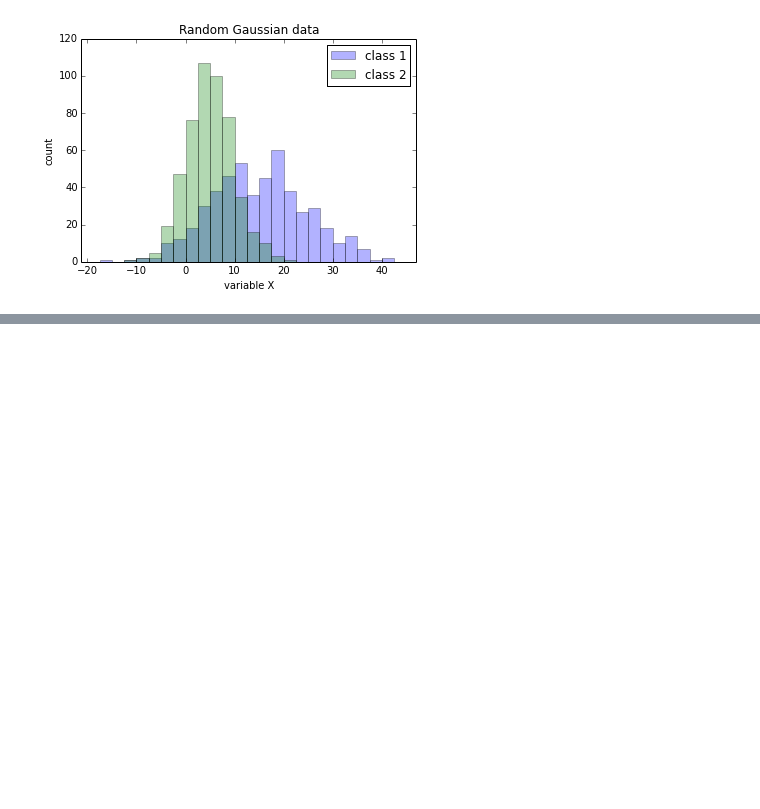
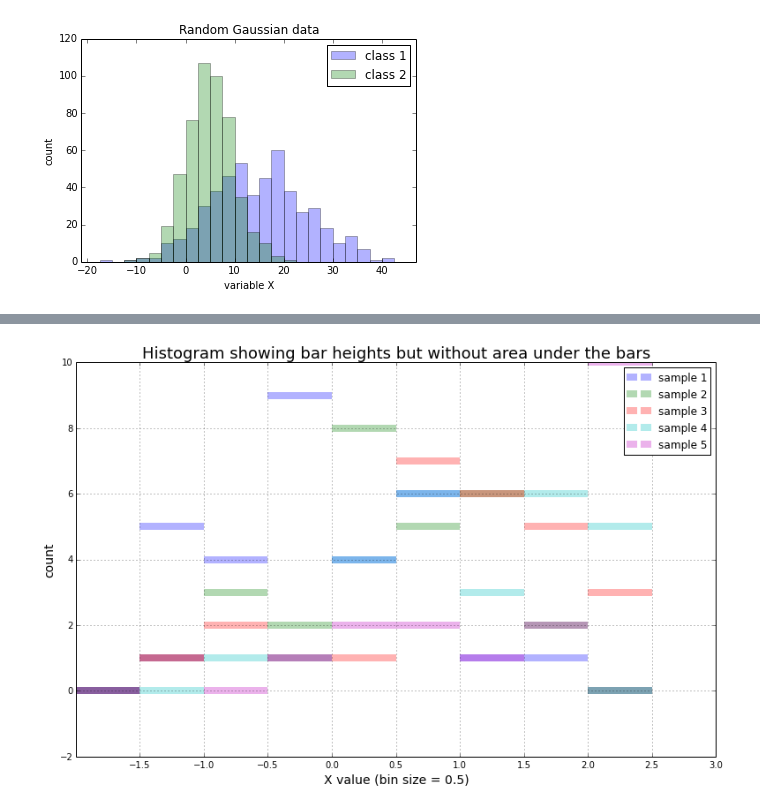
Before and after one commit to rasbt/matplotlib-gallery, a Jupyter notebook: ipynb/histograms.ipynb, the cells around one changed output, grey strips where cells are left out. Saved outputs shown, nothing was run; the diff lists cells and outputs as text; code cells hidden in the pictures; blank space fills up the shorter version.

```diff
--- a/ipynb/histograms.ipynb
+++ b/ipynb/histograms.ipynb
@@ -74,0 +100,8 @@ plt.show()
+# %%
+# Generate a random Gaussian dataset with different means
+# 5 rows with 30 columns, where every row represents 1 sample.
+import numpy as np
+
+data = np.ones((5,30))
+for i in range(5):
+    data[i,:] = np.random.normal(loc=i/2, scale=1.0, size=30)
@@ -74,0 +110,9 @@ plt.show()
+# %%
+from math import floor, ceil # for rounding up and down
+
+data_min = floor(data.min()) # minimum val. of the dataset rounded down
+data_max = floor(data.max()) # maximum val. of the dataset rounded up
+
+bins_size = 0.5
+bins = np.arange(floor(data_min), ceil(data_max), bin_size)
+np.histogram(data[0,:], bins=bins)
@@ -74,0 +125,32 @@ plt.show()
+# %%
+from matplotlib import pyplot as plt
+
+markers = ['^', 'v', 'o', 'p', 'x', 's', 'p', ',']
+
+plt.figure(figsize=(13,8))
+
+
+for row in range(data.shape[0]):
+    hist = np.histogram(data[row,:], bins=bins)
+    plt.errorbar(hist[1][:-1] + bin_size/2,
+             hist[0],
+             alpha=0.3,
+             xerr=bin_size/2,
+             capsize=0,
+             fmt=None,
+             linewidth=8,
+             )
+
+plt.legend(['sample %s'%i for i in range(1, 6)])
+plt.grid()
+
+
+plt.title('Histogram showing bar heights but without area under the bars', fontsize=18)
+plt.ylabel('count', fontsize=14)
+plt.xlabel('X value (bin size = %s)'%bin_size, fontsize=14)
+
+plt.xticks(bins + bin_size)
+
+plt.show()
+# %% [output]
+[figure, added]
```
Also changed, not shown: parts of 12 cells of this notebook.
